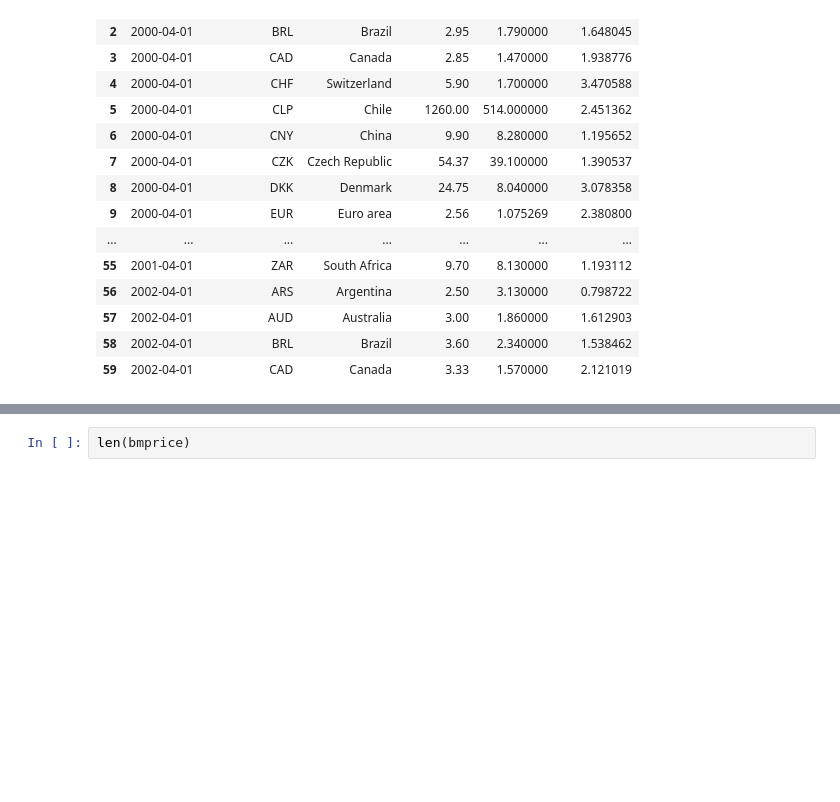
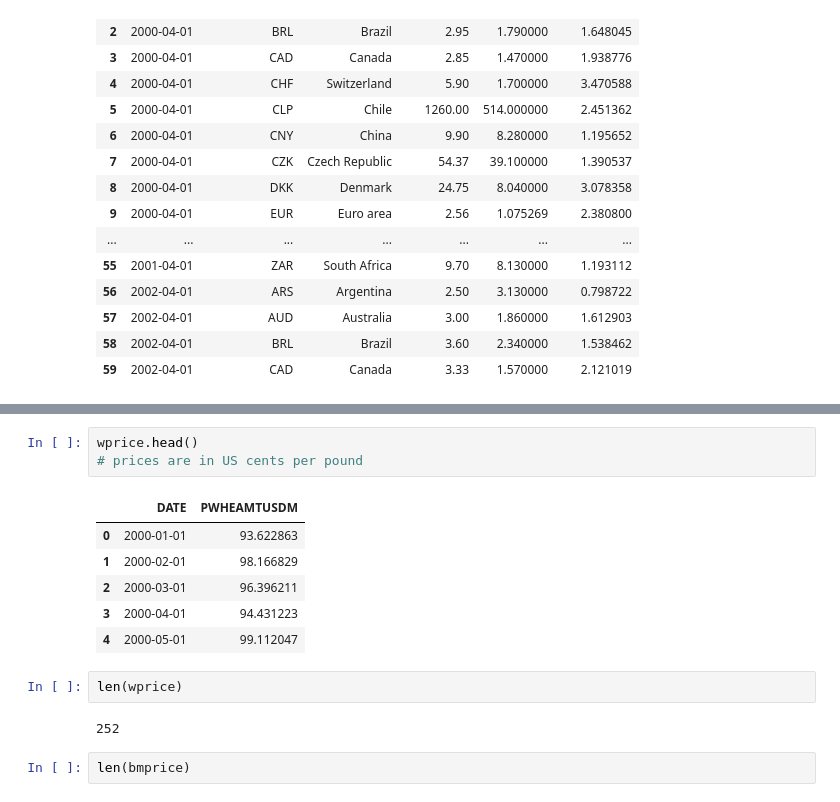
Before and after one commit to g-ath/BigMac_Price, a Jupyter notebook: Data_Exploration.ipynb, the cells around one changed output, grey strips where cells are left out. Drawn from its saved outputs; the diff is of its cells as text; blank space fills up the shorter version.

```diff
--- a/Data_Exploration.ipynb
+++ b/Data_Exploration.ipynb
@@ -37,3 +53,17 @@ bmprice.head(60)
+# %%
+wprice.head()
+# prices are in US cents per pound
+# %% [output]
+|  | DATE | PWHEAMTUSDM |
+| 0 | 2000-01-01 | 93.622863 |
+| 1 | 2000-02-01 | 98.166829 |
+| 2 | 2000-03-01 | 96.396211 |
+| 3 | 2000-04-01 | 94.431223 |
+| 4 | 2000-05-01 | 99.112047 |
+# %%
+len(wprice)
+# %% [output]
+252
 # %%
 len(bmprice)
 # %% [output]
```
Also changed, not shown: parts of 3 cells of this notebook.
